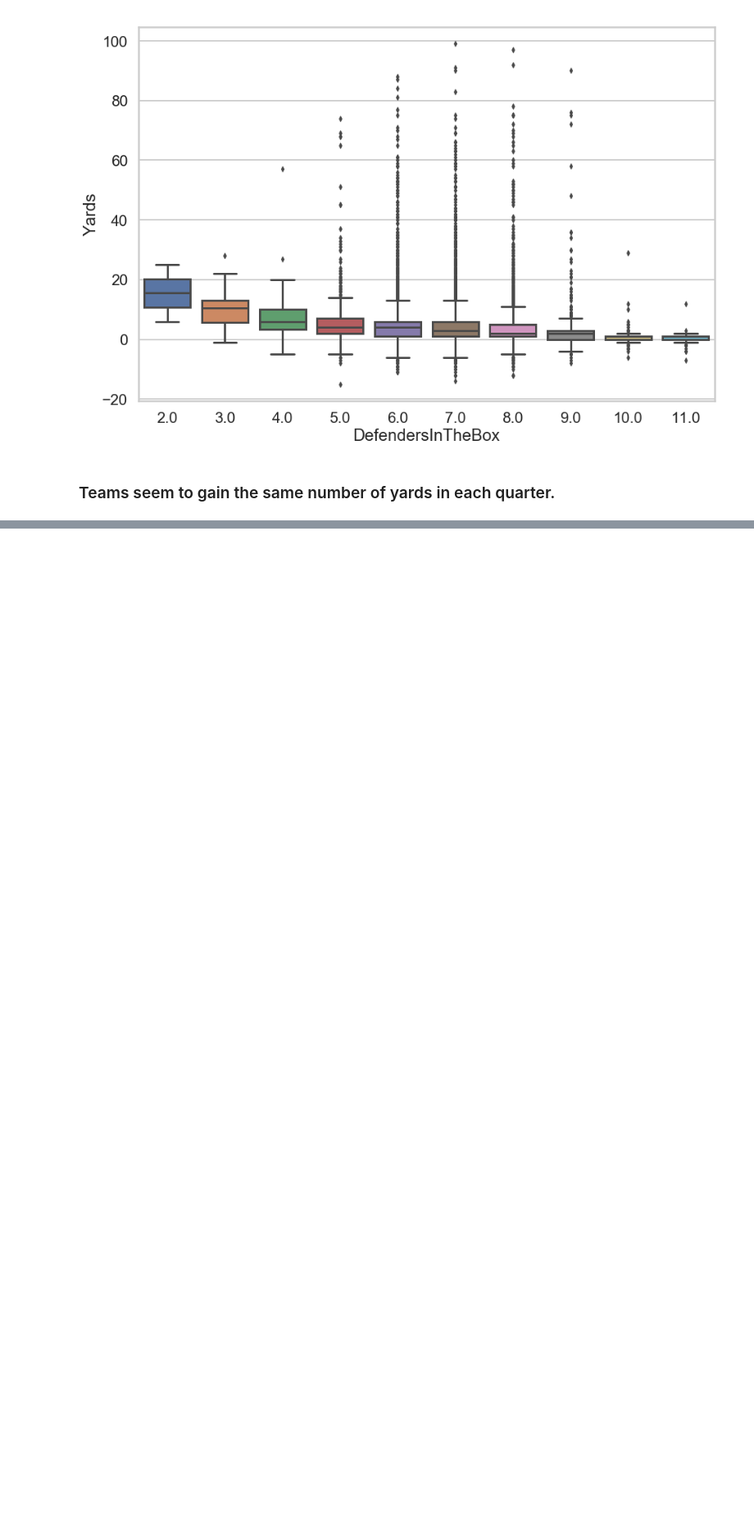
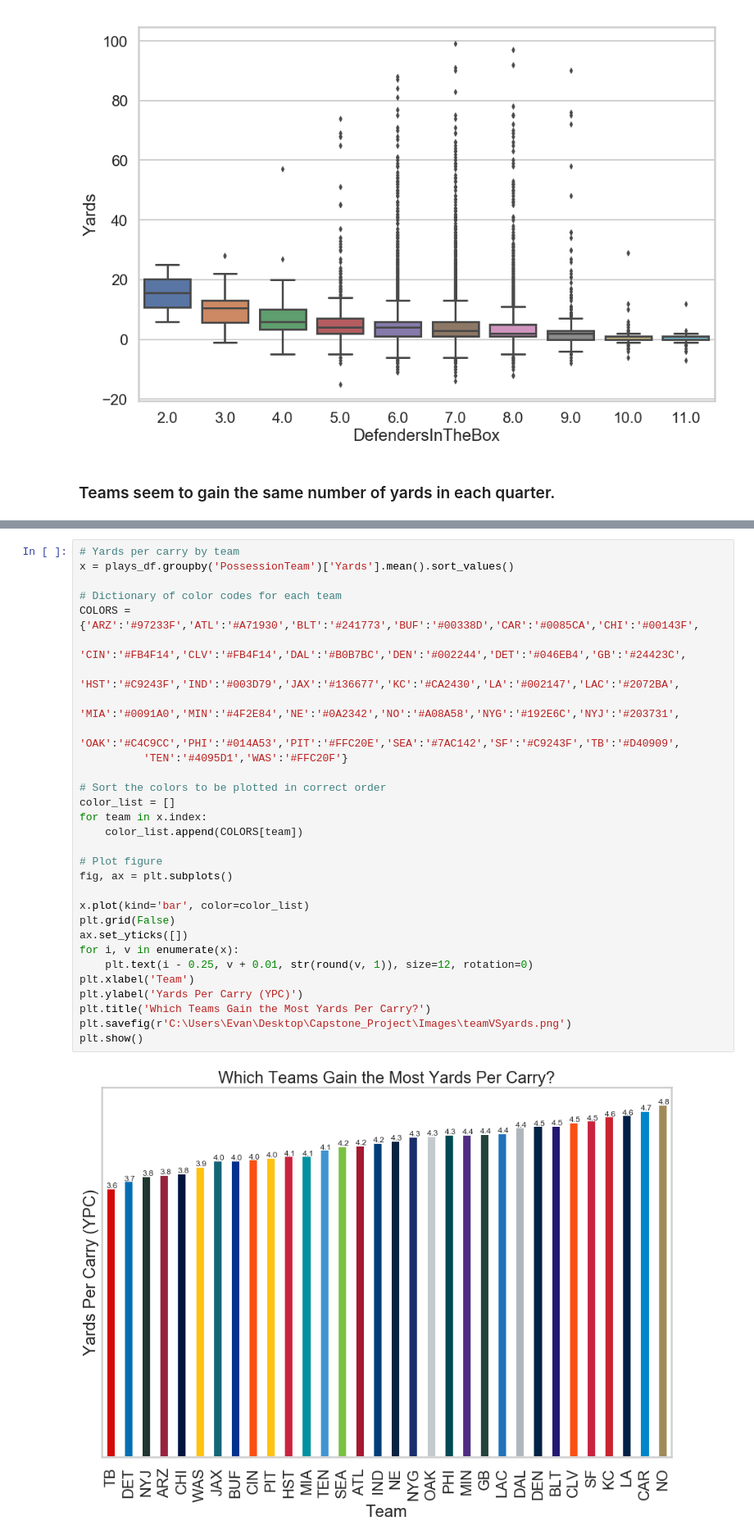
Before and after one commit to ted091020/Capstone-Project, a Jupyter notebook: DataStorytelling.ipynb, the cells around one changed output, grey strips where cells are left out. Shown at 82% size. Saved outputs shown, nothing was run; the diff lists cells and outputs as text; blank space fills up the shorter version.

```diff
--- a/DataStorytelling.ipynb
+++ b/DataStorytelling.ipynb
@@ -469,0 +393,32 @@ plt.show()
+# %%
+# Yards per carry by team
+x = plays_df.groupby('PossessionTeam')['Yards'].mean().sort_values()
+
+# Dictionary of color codes for each team
+COLORS = {'ARZ':'#97233F','ATL':'#A71930','BLT':'#241773','BUF':'#00338D','CAR':'#0085CA','CHI':'#00143F',
+          'CIN':'#FB4F14','CLV':'#FB4F14','DAL':'#B0B7BC','DEN':'#002244','DET':'#046EB4','GB':'#24423C',
+          'HST':'#C9243F','IND':'#003D79','JAX':'#136677','KC':'#CA2430','LA':'#002147','LAC':'#2072BA',
+          'MIA':'#0091A0','MIN':'#4F2E84','NE':'#0A2342','NO':'#A08A58','NYG':'#192E6C','NYJ':'#203731',
+          'OAK':'#C4C9CC','PHI':'#014A53','PIT':'#FFC20E','SEA':'#7AC142','SF':'#C9243F','TB':'#D40909',
+          'TEN':'#4095D1','WAS':'#FFC20F'}
+
+# Sort the colors to be plotted in correct order
+color_list = []
+for team in x.index:
+    color_list.append(COLORS[team])
+
+# Plot figure
+fig, ax = plt.subplots()
+
+x.plot(kind='bar', color=color_list)
+plt.grid(False)
+ax.set_yticks([])
+for i, v in enumerate(x):
+    plt.text(i - 0.25, v + 0.01, str(round(v, 1)), size=12, rotation=0)
+plt.xlabel('Team')
+plt.ylabel('Yards Per Carry (YPC)')
+plt.title('Which Teams Gain the Most Yards Per Carry?')
+plt.savefig(r'C:\Users\Evan\Desktop\Capstone_Project\Images\teamVSyards.png')
+plt.show()
+# %% [output]
+[figure, added]
```
Also changed, not shown: parts of 60 cells of this notebook.
